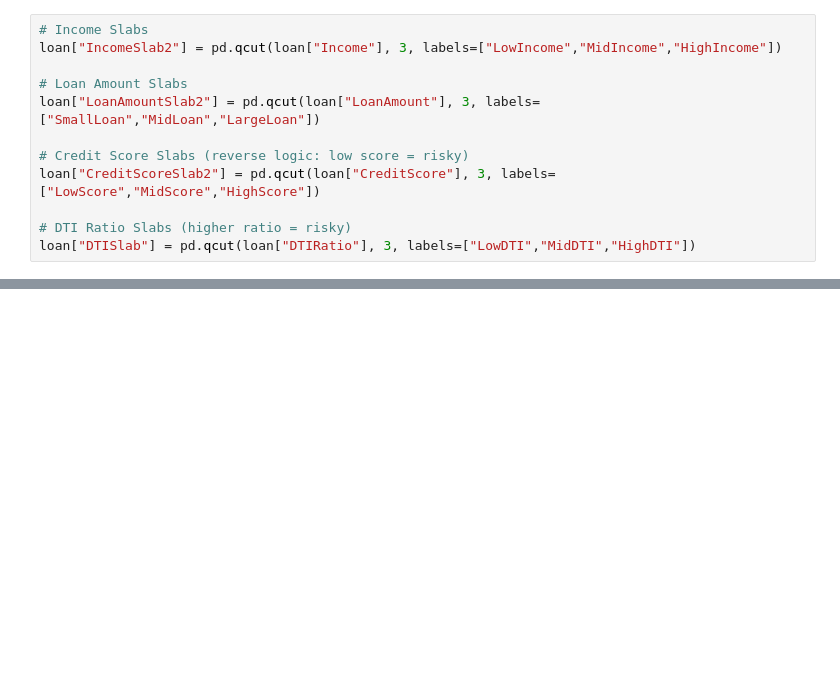
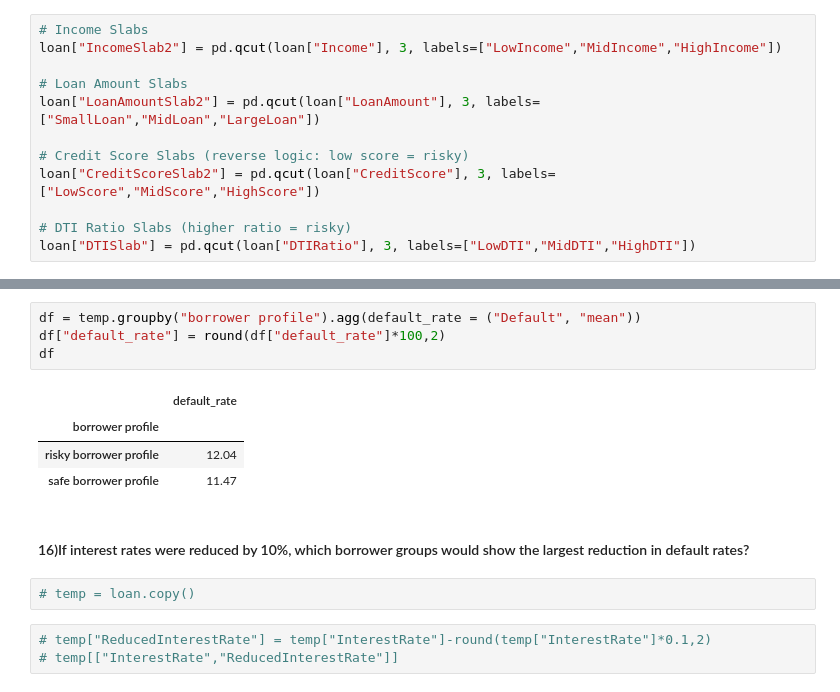
Before and after one commit to vaishnavipatel2805/Python_Libraries_Practice-, a Jupyter notebook: Pandas/Pandas_practise.ipynb, the cells around one changed output, grey strips where cells are left out. Drawn from its saved outputs; the diff is of its cells as text; blank space fills up the shorter version.

```diff
--- a/Pandas/Untitled.ipynb
+++ b/Pandas/Pandas_practise.ipynb
@@ -1838,0 +1897,16 @@ loan.groupby("RiskLevel")["Default"].mean().reset_index().rename(columns={"Defau
+# %%
+df = temp.groupby("borrower profile").agg(default_rate = ("Default", "mean"))
+df["default_rate"] = round(df["default_rate"]*100,2)
+df
+# %% [output]
+|  | default_rate |
+| borrower profile |  |
+| risky borrower profile | 12.04 |
+| safe borrower profile | 11.47 |
+# %% [markdown]
+#### 16)If interest rates were reduced by 10%, which borrower groups would show the largest reduction in default rates?
+# %%
+# temp = loan.copy()
+# %%
+# temp["ReducedInterestRate"] = temp["InterestRate"]-round(temp["InterestRate"]*0.1,2)
+# temp[["InterestRate","ReducedInterestRate"]]
```
Also changed, not shown: parts of 35 cells of this notebook, 9 other files.
